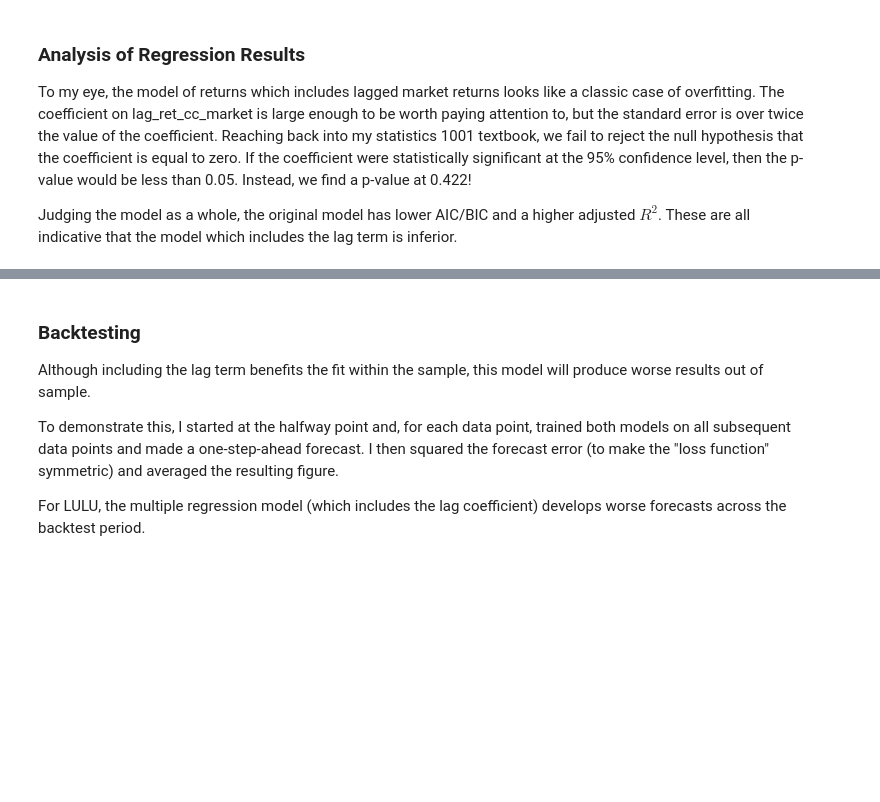
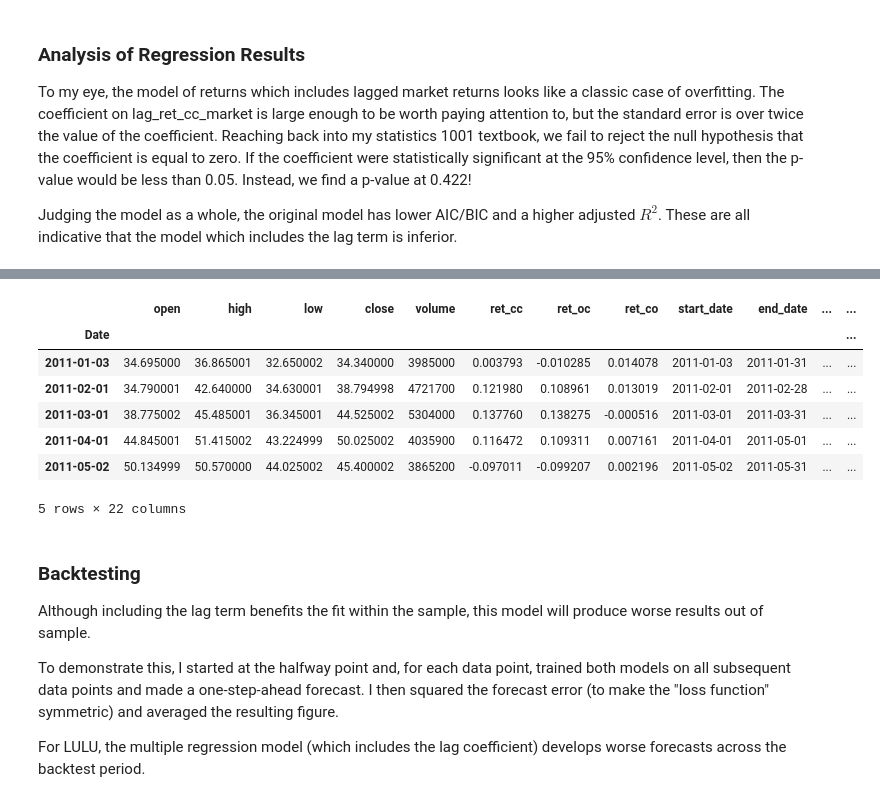
Before and after one commit to Anhmike/wmcm, a Jupyter notebook: ddm_tests/Beta_Lag_Effect.ipynb, the cells around one changed output, grey strips where cells are left out. Drawn from its saved outputs; the diff is of its cells as text; code cells hidden in the pictures; blank space fills up the shorter version.

```diff
--- a/ddm_tests/Beta_Lag_Effect.ipynb
+++ b/ddm_tests/Beta_Lag_Effect.ipynb
@@ -178,3 +249,14 @@ OLS Regression Results
+# %%
+sstock['LULU'].analysis_df.head()
+# %% [output]
+|  | open | high | low | close | volume | ret_cc | ret_oc | ret_co | start_date | end_date | ... | ... |
+| Date |  |  |  |  |  |  |  |  |  |  |  | ... |
+| 2011-01-03 | 34.695000 | 36.865001 | 32.650002 | 34.340000 | 3985000 | 0.003793 | -0.010285 | 0.014078 | 2011-01-03 | 2011-01-31 | ... | ... |
+| 2011-02-01 | 34.790001 | 42.640000 | 34.630001 | 38.794998 | 4721700 | 0.121980 | 0.108961 | 0.013019 | 2011-02-01 | 2011-02-28 | ... | ... |
+| 2011-03-01 | 38.775002 | 45.485001 | 36.345001 | 44.525002 | 5304000 | 0.137760 | 0.138275 | -0.000516 | 2011-03-01 | 2011-03-31 | ... | ... |
+| 2011-04-01 | 44.845001 | 51.415002 | 43.224999 | 50.025002 | 4035900 | 0.116472 | 0.109311 | 0.007161 | 2011-04-01 | 2011-05-01 | ... | ... |
+| 2011-05-02 | 50.134999 | 50.570000 | 44.025002 | 45.400002 | 3865200 | -0.097011 | -0.099207 | 0.002196 | 2011-05-02 | 2011-05-31 | ... | ... |
+5 rows × 22 columns
 # %% [markdown]
 ### Backtesting
 
```
Also changed, not shown: parts of 17 cells of this notebook.
